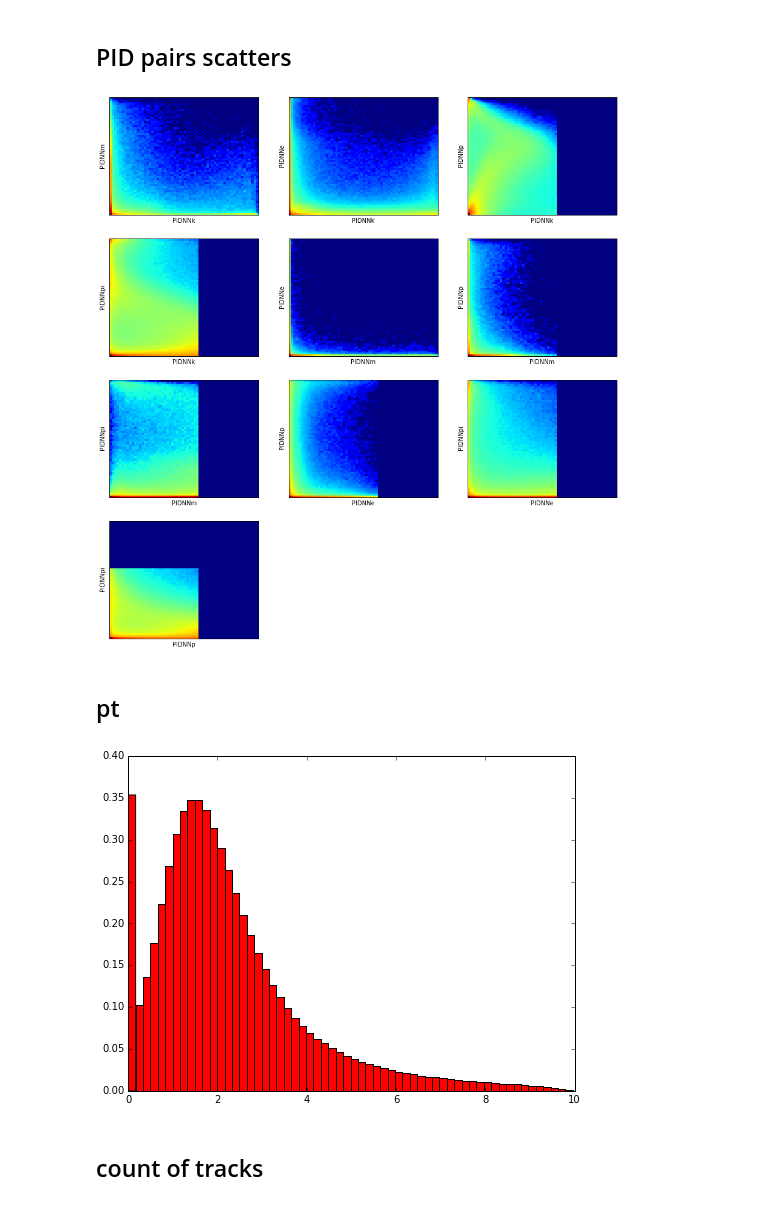
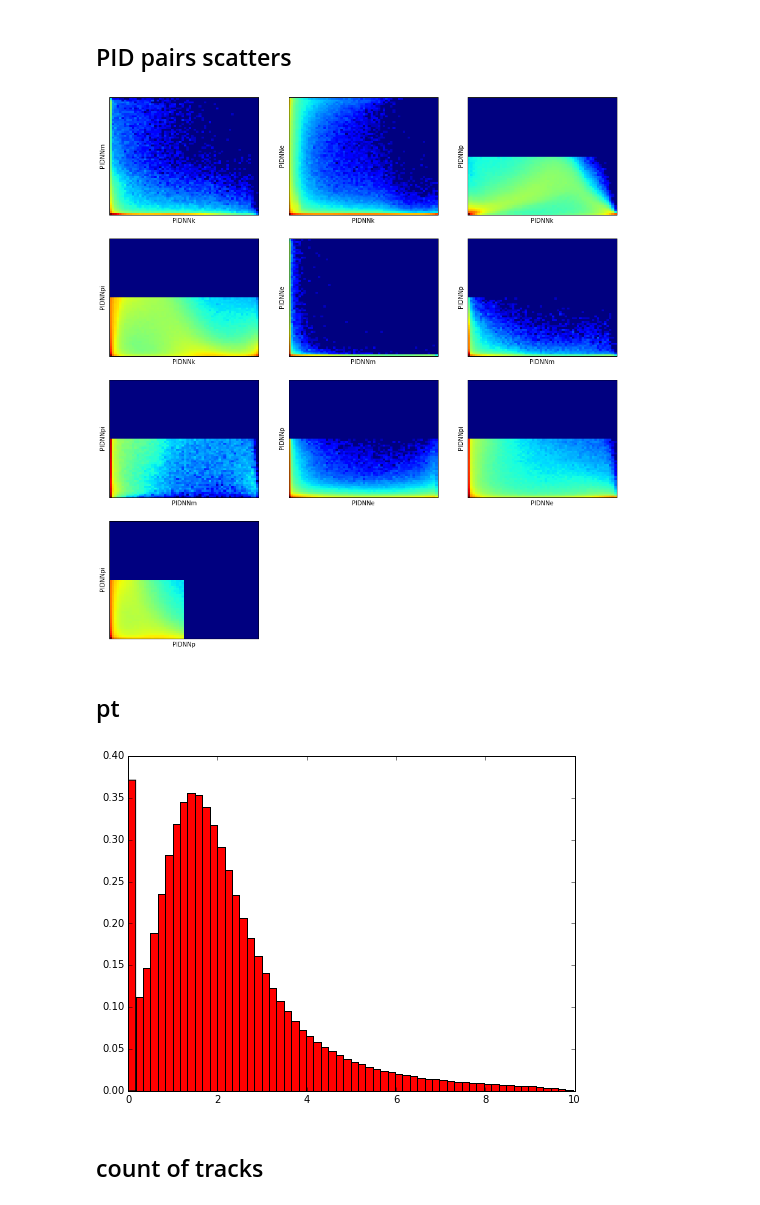
Before and after one commit to tlikhomanenko/tagging_LHCb, a Jupyter notebook: track-based-tagging-OS.ipynb, the cells around one changed output. Cells and saved outputs as stored; diff of their text form; code cells hidden in the pictures.

```diff
--- a/track-based-tagging-OS.ipynb
+++ b/track-based-tagging-OS.ipynb
@@ -114,3 +111,8 @@ data = data.query(initial_cut)
+# %%
+initial_cut = '(ghostProb < 0.4)'
+data = data.query(initial_cut)
+os_selection = ~((data.IPs.values > 3) * ((abs(data.diff_eta.values) > 0.6) | (abs(data.diff_phi.values) > 0.825)))
+data = data[os_selection]
 # %%
 get_events_statistics(data)
 # %% [output]
@@ -121,8 +123,8 @@ get_events_statistics(data)
 threshold_kaon = 0.
 threshold_muon = 0.
 threshold_electron = 0.
-threshold_pion = 0.6
-threshold_proton = 0.6
+threshold_pion = 0.5
+threshold_proton = 0.5
 cut_pid = " ((PIDNNk > {trk}) | (PIDNNm > {trm}) | (PIDNNe > {tre})) & (PIDNNpi < {trpi}) & (PIDNNp < {trp}) "
 cut_pid = cut_pid.format(trk=threshold_kaon, trm=threshold_muon, tre=threshold_electron, trpi=threshold_pion,
                          trp=threshold_proton)
@@ -244,24 +246,24 @@ features
 # %%
 figure(figsize=[15, 16])
 bins = 60
 step = 3
 for i, (feature1, feature2) in enumerate(combinations(['PIDNNk', 'PIDNNm', 'PIDNNe', 'PIDNNp', 'PIDNNpi'], 2)):
     subplot(4, 3, i + 1)
     Z, (x, y) = numpy.histogramdd(data_sw_passed[[feature1, feature2]].values, bins=bins, range=([0, 1], [0, 1]))
-    pcolor(log(Z), vmin=0)
+    pcolor(numpy.log(Z).T, vmin=0)
     xlabel(feature1)
     ylabel(feature2)
-    xticks(arange(bins, step), x[::step]), yticks(arange(bins, step), y[::step])
+    xticks(numpy.arange(bins, step), x[::step]), yticks(numpy.arange(bins, step), y[::step])
 plt.savefig('img/PID_selected_OS.png' , format='png')
 # %% [output]
-[figure, old version]
+[figure, new version]
 # %% [markdown]
 ## pt
 # %%
 hist(data_sw_passed.diff_pt.values, bins=60, normed=True)
 pass
 # %% [output]
-[figure, old version]
+[figure, new version]
 # %% [markdown]
 ## count of tracks
 # %%
```
Also changed, not shown: parts of 20 cells of this notebook, 42 other files.
